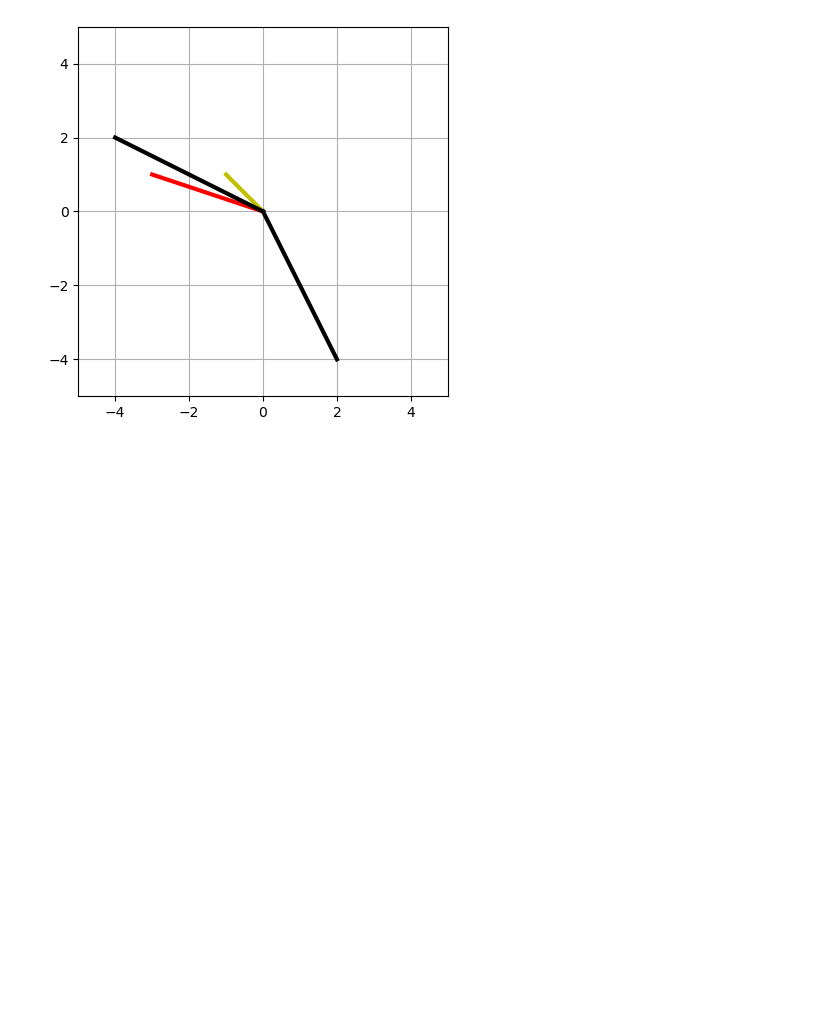
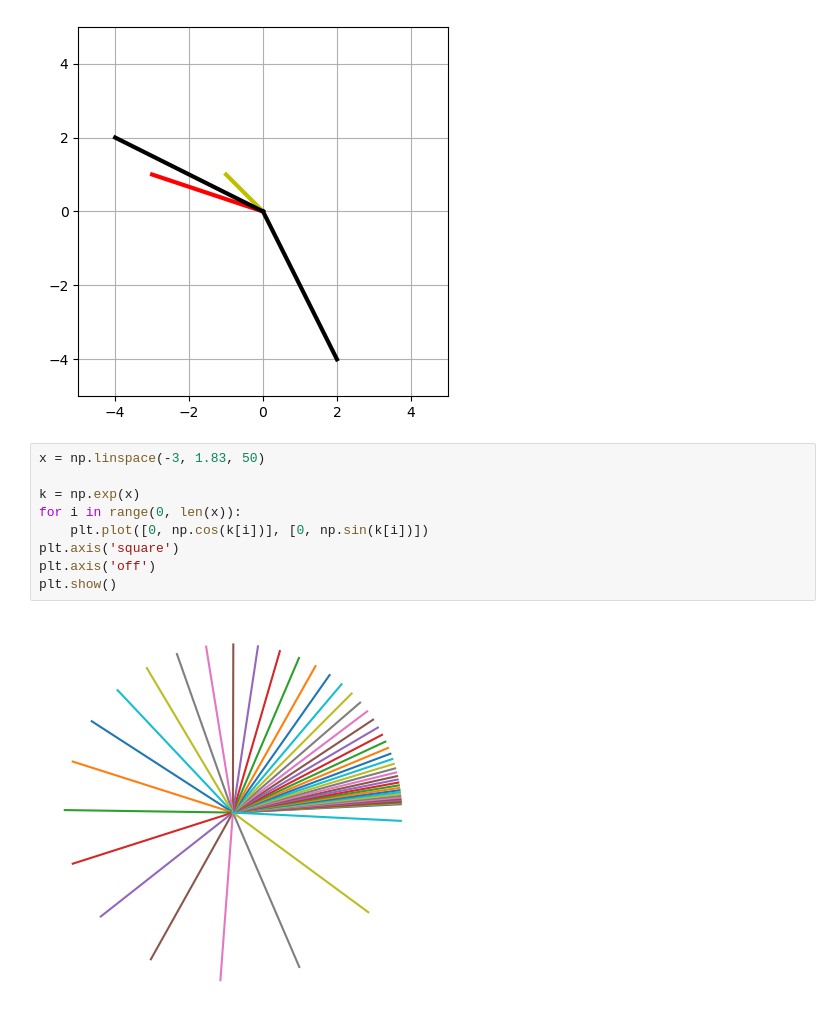
Before and after one commit to Kantulaev/ML_projects, a Jupyter notebook: lesson_5_algebra_2.ipynb, the cells around one changed output. Drawn from its saved outputs; the diff is of its cells as text; blank space fills up the shorter version.

```diff
--- a/lesson_5_algebra_2.ipynb
+++ b/lesson_5_algebra_2.ipynb
@@ -129,3 +129,14 @@ plt.grid()
 plt.show()
 # %% [output]
 [figure]
+# %%
+x = np.linspace(-3, 1.83, 50)
+
+k = np.exp(x)
+for i in range(0, len(x)):
+    plt.plot([0, np.cos(k[i])], [0, np.sin(k[i])])
+plt.axis('square')
+plt.axis('off')
+plt.show()
+# %% [output]
+[figure, added]
```
